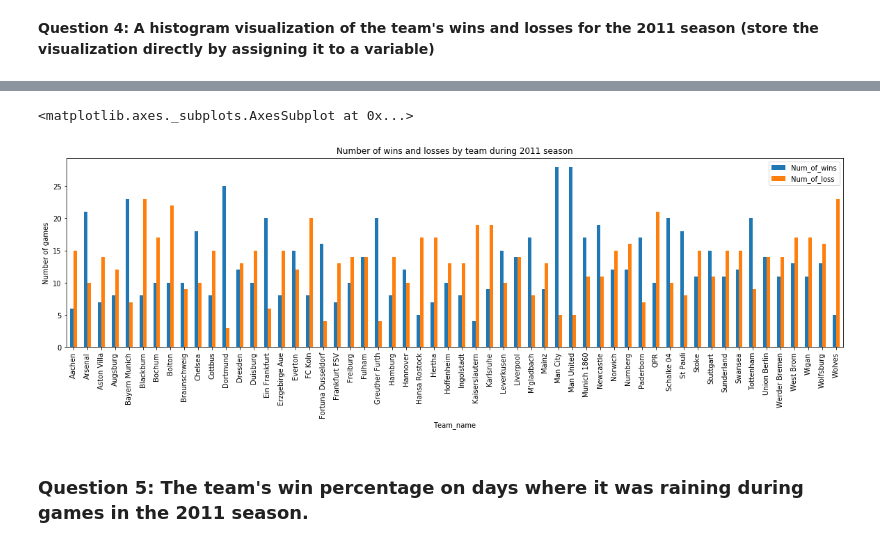
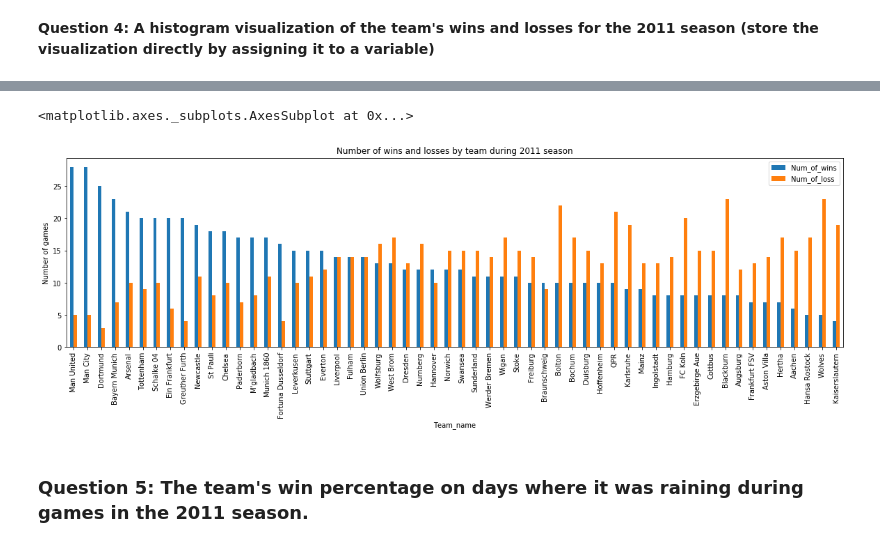
Before and after one commit to khairulomar/Football_league, a Jupyter notebook: index.ipynb, the cells around one changed output, grey strips where cells are left out. Cells and saved outputs as stored; diff of their text form; code cells hidden in the pictures.

```diff
--- a/index.ipynb
+++ b/index.ipynb
@@ -270,7 +258,8 @@ query = """SELECT * FROM
                      """
 df4 = pd.read_sql_query(query, con)
 display(df4.shape)
-display(df4)
+df4_sort = df4.sort_values(by = 'Num_of_wins', ascending = False)
+display(df4_sort.head(10))
 # %% [output]
 (56, 3)
 |  | Team_name | Num_of_wins | Num_of_loss |
@@ -293,14 +276,14 @@ display(df4)
 # %%
 fig = plt.figure(figsize=(20,5))
 ax  = plt.subplot()
 fig.add_axes(ax)
 
 ax.set_title('Number of wins and losses by team during 2011 season')
 ax.set_ylabel('Number of games')
-df4.plot(x="Team_name", kind="bar", ax=ax)
+df4_sort.plot(x="Team_name", kind="bar", ax=ax)
 # %% [output]
 <matplotlib.axes._subplots.AxesSubplot at 0x...>
-[figure, old version]
+[figure, new version]
 # %% [markdown]
 ### Question 5: The team's win percentage on days where it was raining during games in the 2011 season. ###
 # %% [markdown]
```
Also changed, not shown: parts of 19 cells of this notebook.
